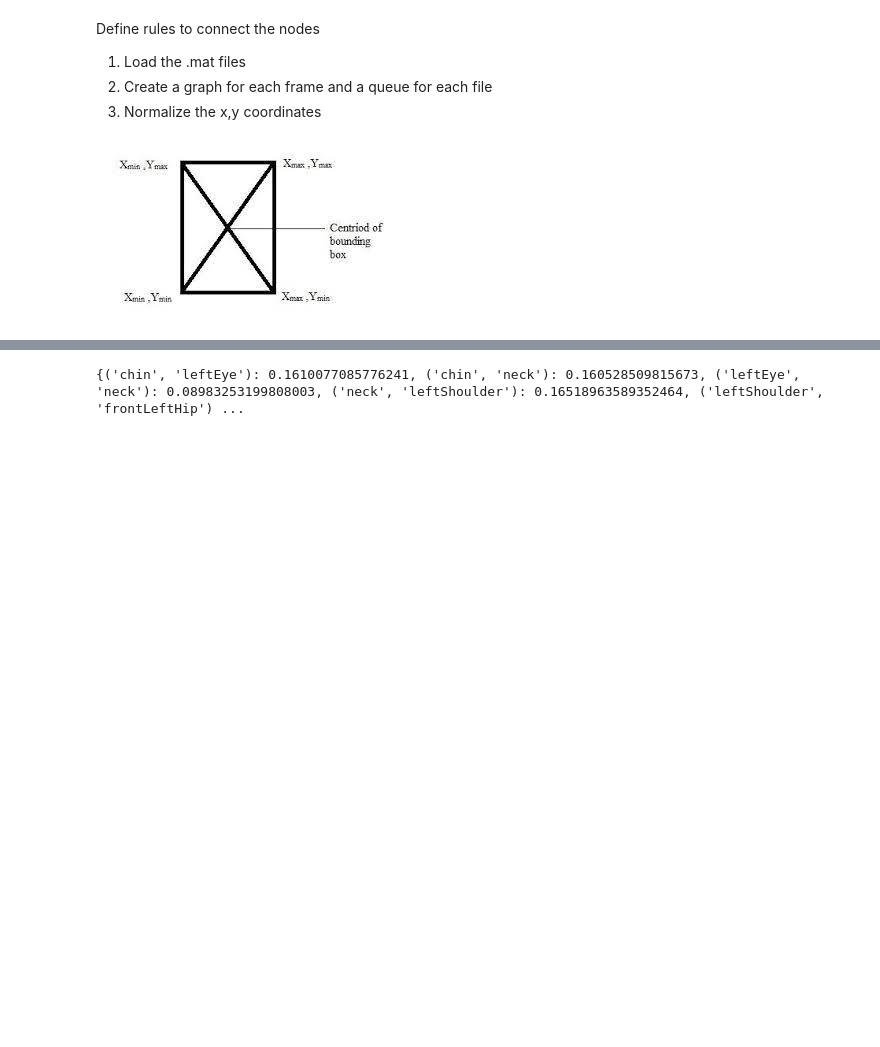
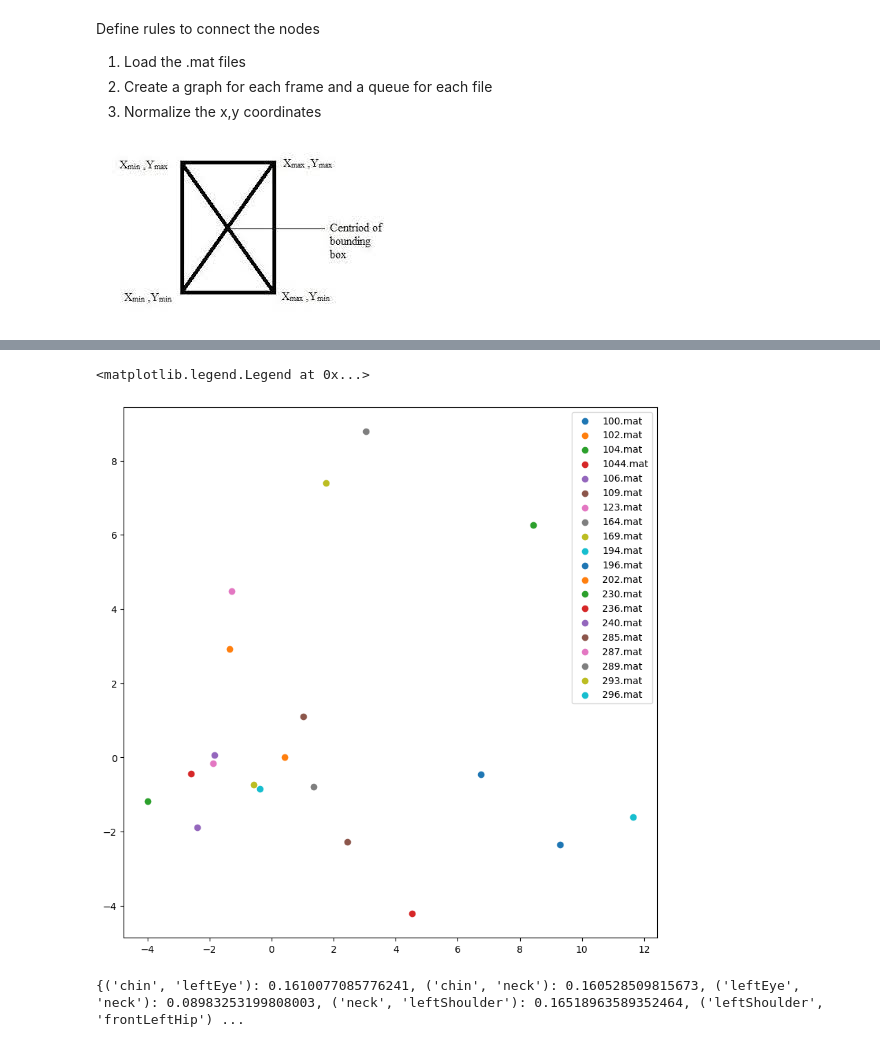
Before and after one commit to kaburia/animal-poses4population, a Jupyter notebook: graph_embeddings.ipynb, the cells around one changed output, grey strips where cells are left out. Saved outputs shown, nothing was run; the diff lists cells and outputs as text; code cells hidden in the pictures; blank space fills up the shorter version.

```diff
--- a/graph_embeddings.ipynb
+++ b/graph_embeddings.ipynb
@@ -87,0 +111,27 @@ nx.draw(first_file_frame,  with_labels=True, font_weight='bold', node_size=700,
+# %%
+Video_data = []
+for matr_val in graph_seq.values():
+    # print(matr_val)
+    Video_data.append(np.pad(adjacency_matrix(matr_val),
+                    ((abs(adjacency_matrix(matr_val).shape[0]-300), 0), (0, 0), (0, 0))))
+
+    # print(adjacency_matrix(matr_val).shape)
+# %%
+num_samples, num_channels, height, width = np.array(Video_data).shape
+X = np.array(Video_data).reshape(num_samples, num_channels*height*width)
+pca = PCA(n_components=2)
+X_pca = pca.fit_transform(X)
+pca_dict = dict(zip(graph_seq.keys(), X_pca))
+
+count = 0
+# plot the PCA_dict
+plt.figure(figsize=(10,10))
+for key, value in pca_dict.items():
+    if count == 20:
+        break
+    plt.scatter(value[0], value[1], label=key)
+    count += 1
+plt.legend()
+# %% [output]
+<matplotlib.legend.Legend at 0x...>
+[figure, added]
```
Also changed, not shown: parts of 10 cells of this notebook.
